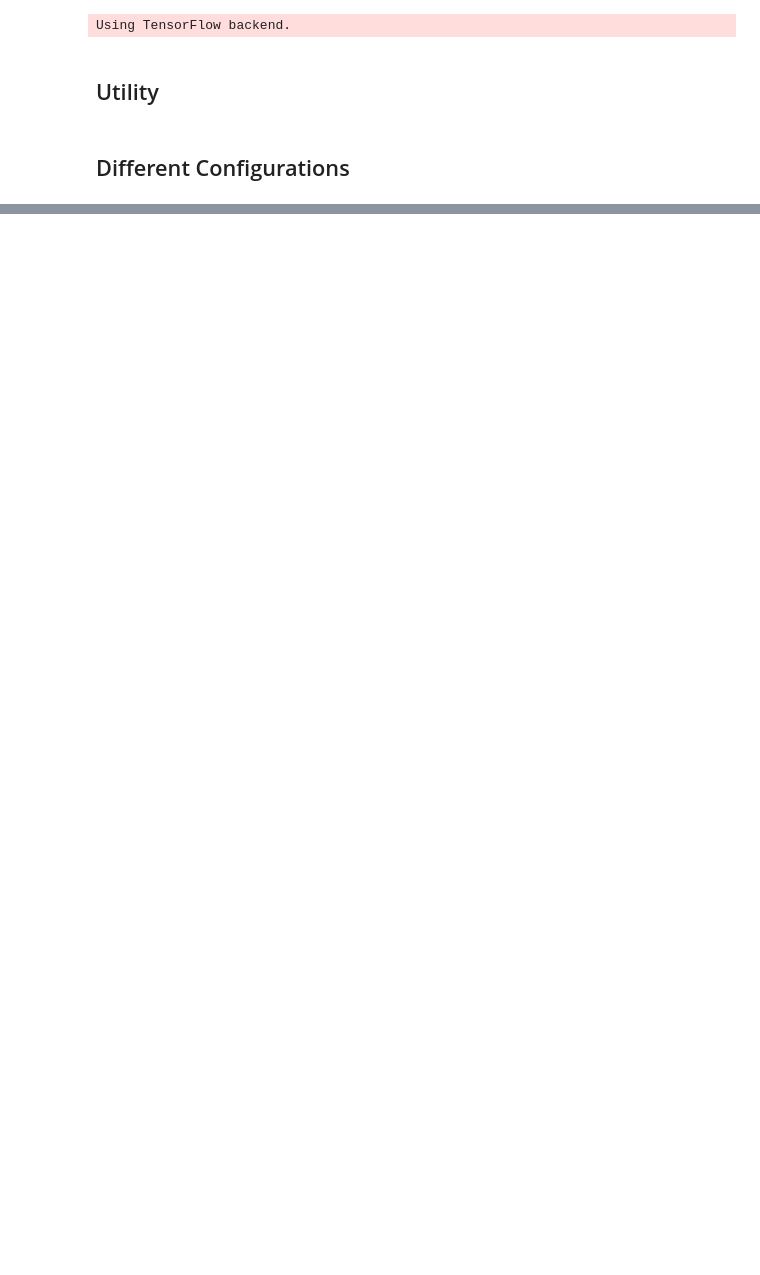
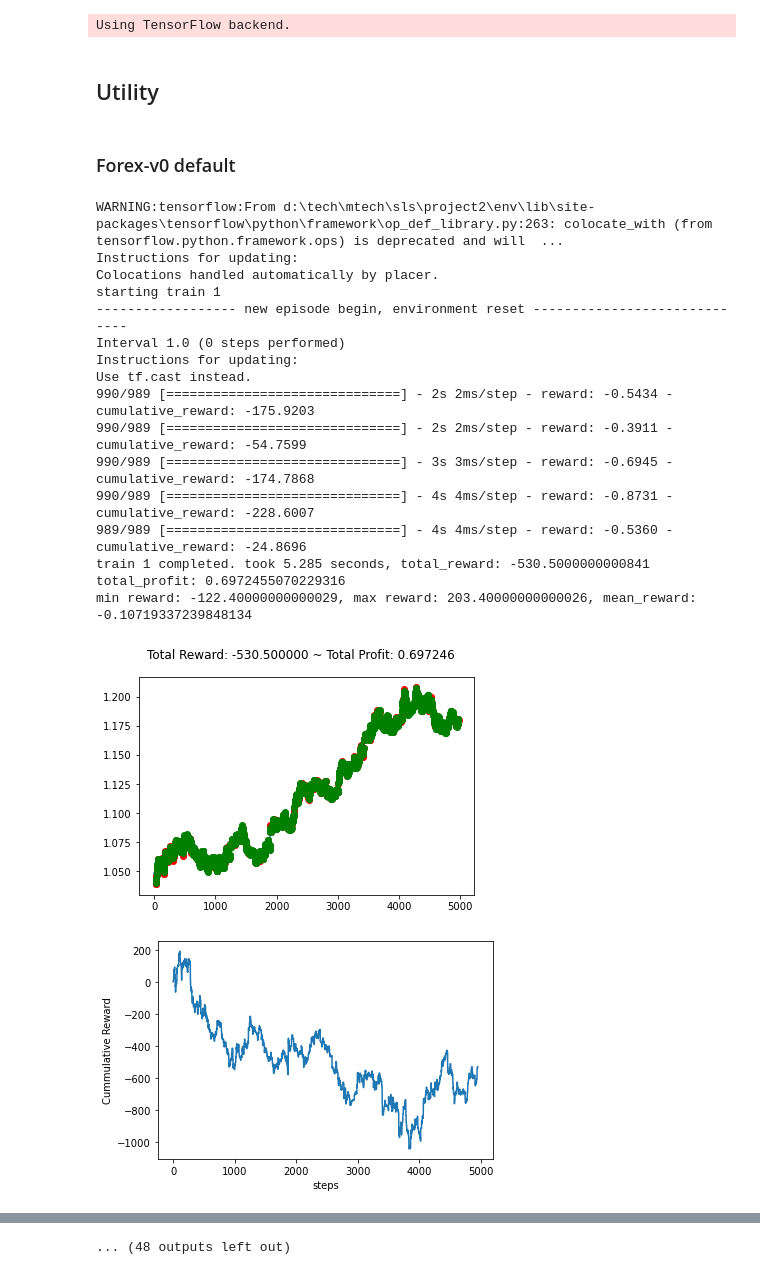
Before and after one commit to wliant/mtech-sls, a Jupyter notebook: DPPG_william.ipynb, the cells around one changed output, grey strips where cells are left out. Saved outputs shown, nothing was run; the diff lists cells and outputs as text; code cells hidden in the pictures; blank space fills up the shorter version.

Commit message:
ddpg 90k data

```diff
--- a/DPPG_william.ipynb
+++ b/DPPG_william.ipynb
@@ -42,5 +45,3 @@ class CustomDDPGAgent(DDPGAgent):
             return [0.5, 0.5]
         else:
             return super(CustomDDPGAgent, self).select_action(state)
-# %% [markdown]
-## Different Configurations
@@ -101,0 +48,2 @@ def agent_creator():
+# %% [markdown]
+### Forex-v0 default
@@ -102,5 +98,23 @@ def agent_creator():
 # %%
 from evaluator import Evaluator
 
-#e = Evaluator(agent_creator, env_creator, name="ddpg")
-#e.train(repeat=1)
+e = Evaluator(agent_creator, env_creator, name="ddpg")
+e.train(repeat=10)
+# %% [output]
+WARNING:tensorflow:From d:\tech\mtech\sls\project2\env\lib\site-packages\tensorflow\python\framework\op_def_library.py:263: colocate_with (from tensorflow.python.framework.ops) is deprecated and will  ...
+Instructions for updating:
+Colocations handled automatically by placer.
+starting train 1
+------------------ new episode begin, environment reset -----------------------------
+Interval 1.0 (0 steps performed)
+Instructions for updating:
+Use tf.cast instead.
+990/989 [==============================] - 2s 2ms/step - reward: -0.5434 - cumulative_reward: -175.9203
+990/989 [==============================] - 2s 2ms/step - reward: -0.3911 - cumulative_reward: -54.7599
+990/989 [==============================] - 3s 3ms/step - reward: -0.6945 - cumulative_reward: -174.7868
+990/989 [==============================] - 4s 4ms/step - reward: -0.8731 - cumulative_reward: -228.6007
+989/989 [==============================] - 4s 4ms/step - reward: -0.5360 - cumulative_reward: -24.8696
+train 1 completed. took 5.285 seconds, total_reward: -530.5000000000841 total_profit: 0.6972455070229316
+min reward: -122.40000000000029, max reward: 203.40000000000026, mean_reward: -0.10719337239848134
+[figure, added]
+[figure, added]
@@ -107 +139,2 @@ from evaluator import Evaluator
+... (48 outputs left out)
 # %%
```
Also changed, not shown: parts of 15 cells of this notebook.
